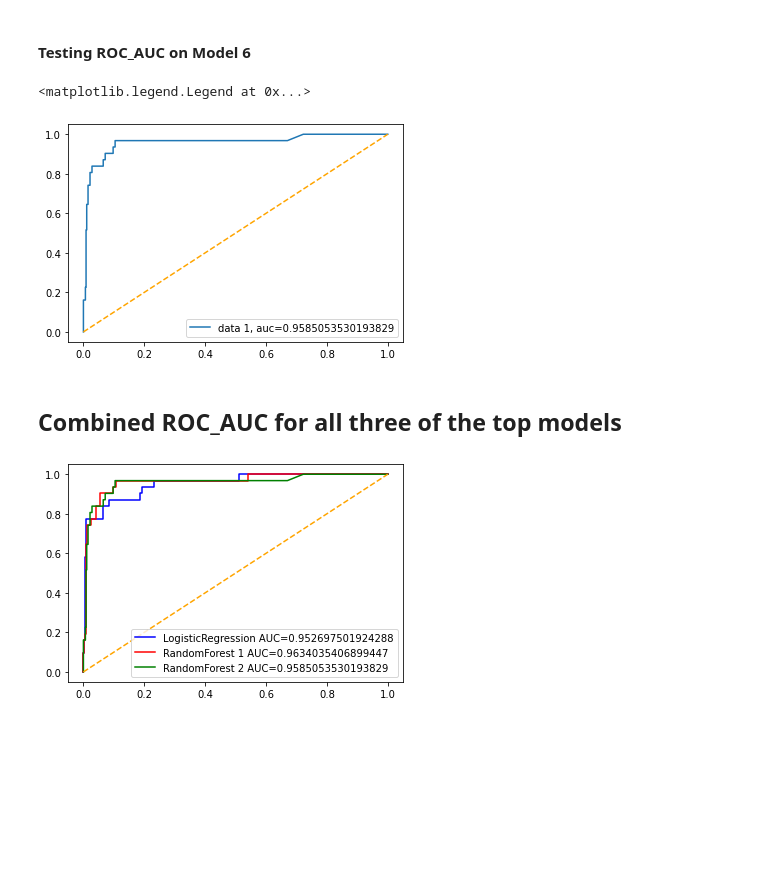
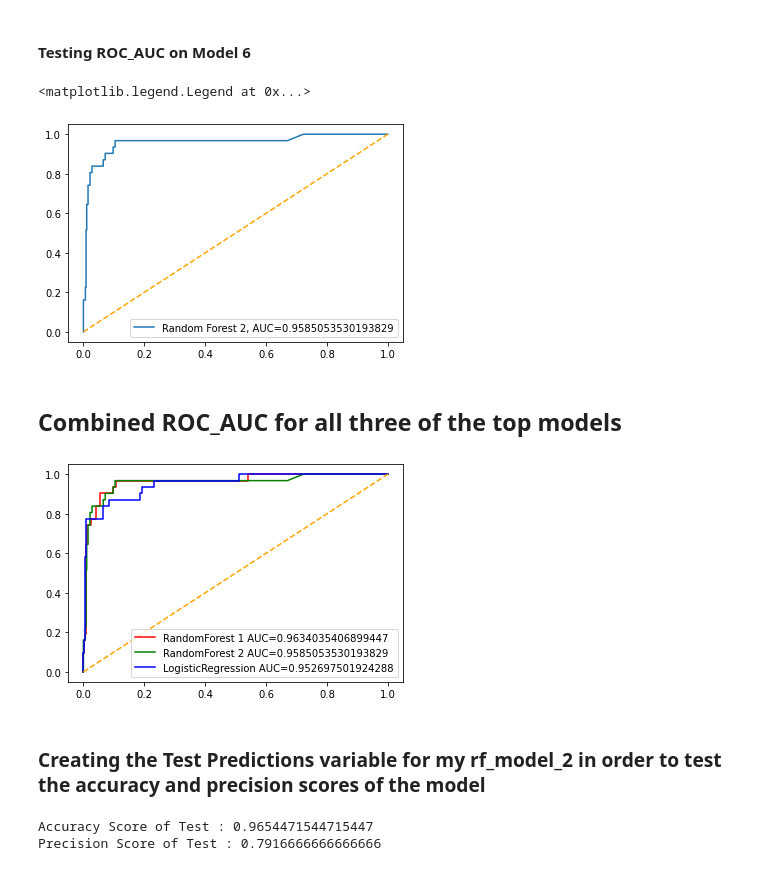
Before and after one commit to haydenj8/NBA_Project3, a Jupyter notebook: Project_Notebook_1.ipynb, the cells around one changed output. Drawn from its saved outputs; the diff is of its cells as text; code cells hidden in the pictures; blank space fills up the shorter version.

```diff
--- a/Project_Notebook_1.ipynb
+++ b/Project_Notebook_1.ipynb
@@ -830,13 +817,13 @@ plt.legend(loc=4)
 # %%
 y_pred_proba_rf_2 = rf_model_2.predict_proba(X_test_scaled)[::,1]
 fpr, tpr, _ = metrics.roc_curve(y_test,  y_pred_proba_rf_2)
 auc = metrics.roc_auc_score(y_test, y_pred_proba_rf_2)
-plt.plot(fpr,tpr,label="data 1, auc="+str(auc))
+plt.plot(fpr,tpr,label="Random Forest 2, AUC="+str(auc))
 plt.plot([0,1], [0,1], color='orange', linestyle='--')
 plt.legend(loc=4)
 # %% [output]
 <matplotlib.legend.Legend at 0x...>
-[figure, old version]
+[figure, new version]
 # %% [markdown]
 ## Combined ROC_AUC for all three of the top models
 # %%
@@ -849,13 +836,14 @@ auc_rf_1 = metrics.roc_auc_score(y_test, y_pred_proba_rf_1)
 fpr_rf_2, tpr_rf_2, _ = metrics.roc_curve(y_test,  y_pred_proba_rf_2)
 auc_rf_2 = metrics.roc_auc_score(y_test, y_pred_proba_rf_2)
 
-
-plt.plot(fpr_log, tpr_log, color='blue', label="LogisticRegression AUC="+str(auc_logreg))
 plt.plot(fpr_rf_1, tpr_rf_1, color='red', label="RandomForest 1 AUC="+str(auc_rf_1))
 plt.plot(fpr_rf_2, tpr_rf_2, color='green', label="RandomForest 2 AUC="+str(auc_rf_2))
+plt.plot(fpr_log, tpr_log, color='blue', label="LogisticRegression AUC="+str(auc_logreg))
 
 plt.plot([0,1], [0,1], color='orange', linestyle='--')
 plt.legend(loc=4)
 plt.show();
 # %% [output]
-[figure, old version]
+[figure, new version]
+# %% [markdown]
+### Creating the Test Predictions variable for my rf_model_2 in order to test the accuracy and precision scores of the model
@@ -861,0 +852,6 @@ plt.show();
+# %%
+print('Accuracy Score of Test :', accuracy_score(y_test, rf_2_test_preds))
+print('Precision Score of Test :', precision_score(y_test, rf_2_test_preds))
+# %% [output]
+Accuracy Score of Test : 0.9654471544715447
+Precision Score of Test : 0.7916666666666666
```
Also changed, not shown: parts of 33 cells of this notebook.
